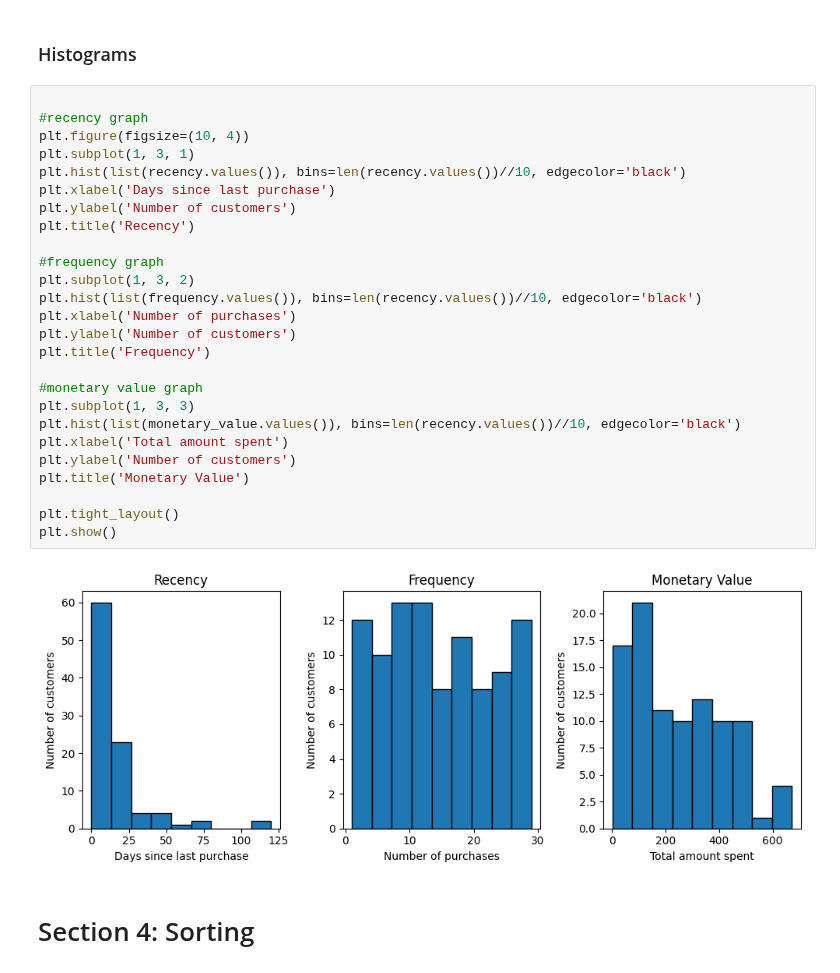
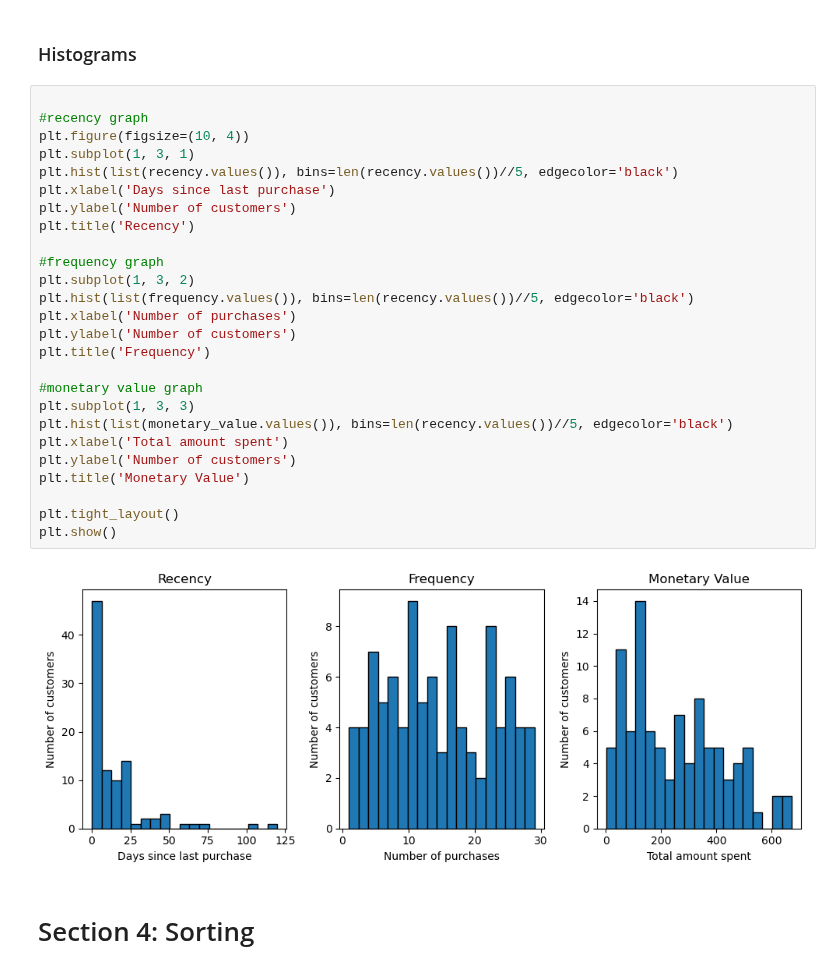
Before and after one commit to goncasfausto04/Goncas-Repository, a Jupyter notebook: Computation2/Projecto G21/project_computation2.ipynb, the cells around one changed output. Drawn from its saved outputs; the diff is of its cells as text.

```diff
--- a/Computation2/Projecto G21/project_computation2.ipynb
+++ b/Computation2/Projecto G21/project_computation2.ipynb
@@ -147,31 +152,31 @@ for data in dataset:
 # %%
 
 #recency graph
 plt.figure(figsize=(10, 4))
 plt.subplot(1, 3, 1)
-plt.hist(list(recency.values()), bins=len(recency.values())//10, edgecolor='black')
+plt.hist(list(recency.values()), bins=len(recency.values())//5, edgecolor='black')
 plt.xlabel('Days since last purchase')
 plt.ylabel('Number of customers')
 plt.title('Recency')
 
 #frequency graph
 plt.subplot(1, 3, 2)
-plt.hist(list(frequency.values()), bins=len(recency.values())//10, edgecolor='black')
+plt.hist(list(frequency.values()), bins=len(recency.values())//5, edgecolor='black')
 plt.xlabel('Number of purchases')
 plt.ylabel('Number of customers')
 plt.title('Frequency')
 
 #monetary value graph
 plt.subplot(1, 3, 3)
-plt.hist(list(monetary_value.values()), bins=len(recency.values())//10, edgecolor='black')
+plt.hist(list(monetary_value.values()), bins=len(recency.values())//5, edgecolor='black')
 plt.xlabel('Total amount spent')
 plt.ylabel('Number of customers')
 plt.title('Monetary Value')
 
 plt.tight_layout()
 plt.show()
 # %% [output]
-[figure, old version]
+[figure, new version]
 # %% [markdown]
 # Section 4: Sorting
 # %% [markdown]
```
Also changed, not shown: parts of 6 cells of this notebook, 1 other file.
